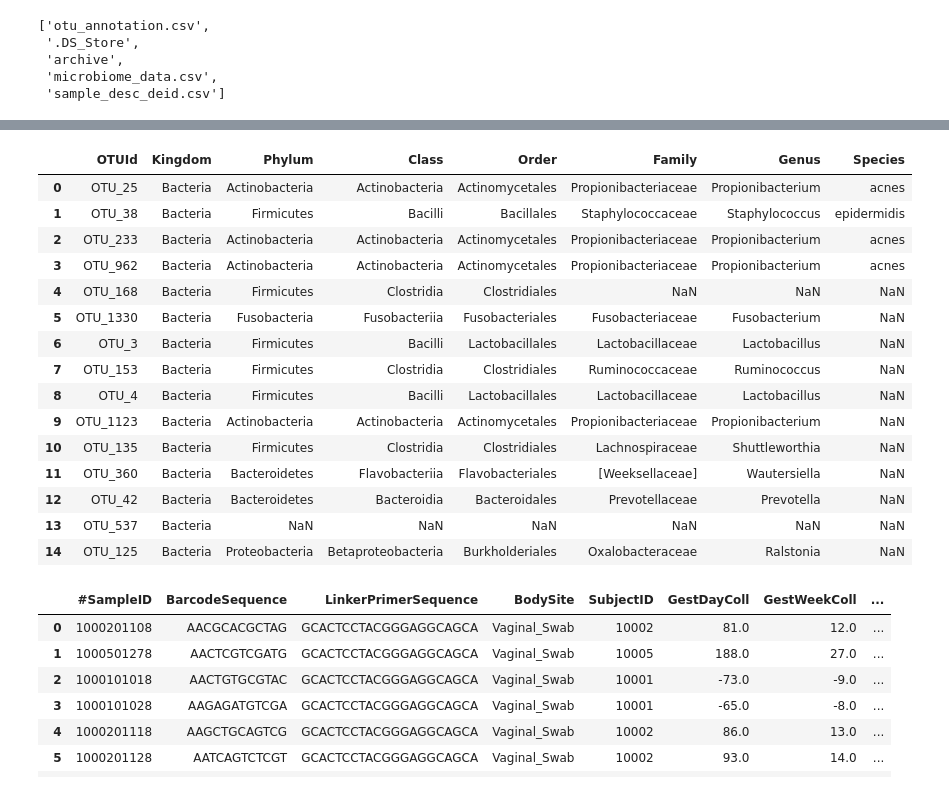
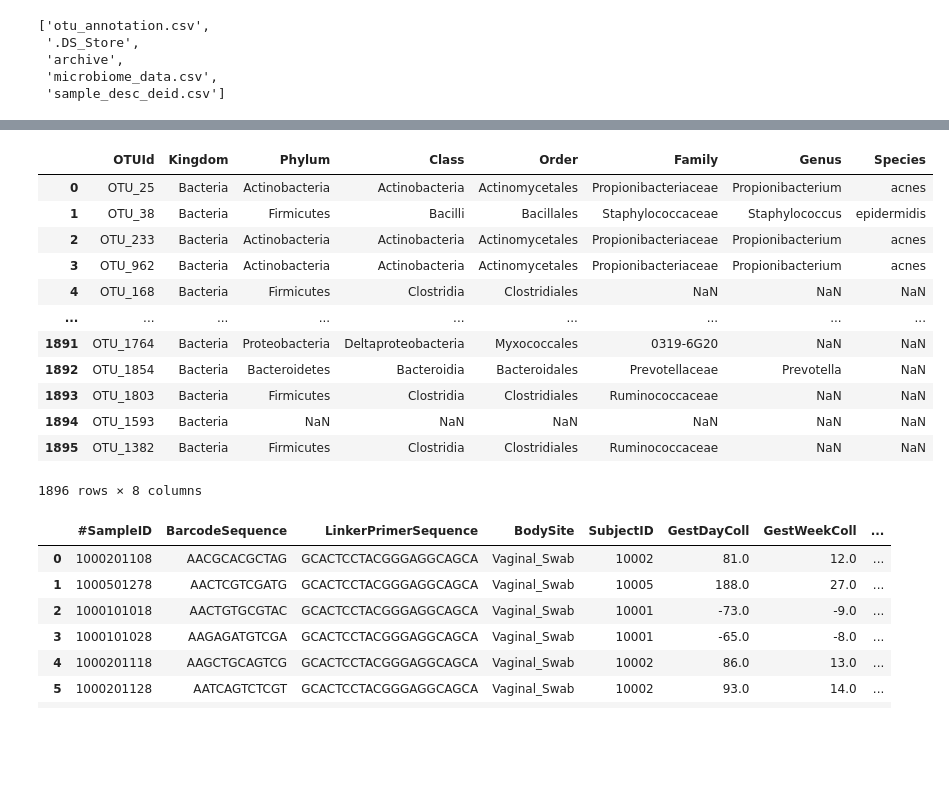
Before and after one commit to annabelng/microbiome, a Jupyter notebook: Preprocessing.ipynb, the cells around one changed output, grey strips where cells are left out. Saved outputs shown, nothing was run; the diff lists cells and outputs as text; code cells hidden in the pictures; blank space fills up the shorter version.

```diff
--- a/Preprocessing.ipynb
+++ b/Preprocessing.ipynb
@@ -54,22 +50,19 @@ data.head(n=15)
 # %%
-OTU_annotations.head(n=15)
+OTU_annotations
 # %% [output]
 |  | OTUId | Kingdom | Phylum | Class | Order | Family | Genus | Species |
 | 0 | OTU_25 | Bacteria | Actinobacteria | Actinobacteria | Actinomycetales | Propionibacteriaceae | Propionibacterium | acnes |
 | 1 | OTU_38 | Bacteria | Firmicutes | Bacilli | Bacillales | Staphylococcaceae | Staphylococcus | epidermidis |
 | 2 | OTU_233 | Bacteria | Actinobacteria | Actinobacteria | Actinomycetales | Propionibacteriaceae | Propionibacterium | acnes |
 | 3 | OTU_962 | Bacteria | Actinobacteria | Actinobacteria | Actinomycetales | Propionibacteriaceae | Propionibacterium | acnes |
 | 4 | OTU_168 | Bacteria | Firmicutes | Clostridia | Clostridiales | NaN | NaN | NaN |
-| 5 | OTU_1330 | Bacteria | Fusobacteria | Fusobacteriia | Fusobacteriales | Fusobacteriaceae | Fusobacterium | NaN |
-| 6 | OTU_3 | Bacteria | Firmicutes | Bacilli | Lactobacillales | Lactobacillaceae | Lactobacillus | NaN |
-| 7 | OTU_153 | Bacteria | Firmicutes | Clostridia | Clostridiales | Ruminococcaceae | Ruminococcus | NaN |
-| 8 | OTU_4 | Bacteria | Firmicutes | Bacilli | Lactobacillales | Lactobacillaceae | Lactobacillus | NaN |
-| 9 | OTU_1123 | Bacteria | Actinobacteria | Actinobacteria | Actinomycetales | Propionibacteriaceae | Propionibacterium | NaN |
-| 10 | OTU_135 | Bacteria | Firmicutes | Clostridia | Clostridiales | Lachnospiraceae | Shuttleworthia | NaN |
-| 11 | OTU_360 | Bacteria | Bacteroidetes | Flavobacteriia | Flavobacteriales | [Weeksellaceae] | Wautersiella | NaN |
-| 12 | OTU_42 | Bacteria | Bacteroidetes | Bacteroidia | Bacteroidales | Prevotellaceae | Prevotella | NaN |
-| 13 | OTU_537 | Bacteria | NaN | NaN | NaN | NaN | NaN | NaN |
-| 14 | OTU_125 | Bacteria | Proteobacteria | Betaproteobacteria | Burkholderiales | Oxalobacteraceae | Ralstonia | NaN |
+| ... | ... | ... | ... | ... | ... | ... | ... | ... |
+| 1891 | OTU_1764 | Bacteria | Proteobacteria | Deltaproteobacteria | Myxococcales | 0319-6G20 | NaN | NaN |
+| 1892 | OTU_1854 | Bacteria | Bacteroidetes | Bacteroidia | Bacteroidales | Prevotellaceae | Prevotella | NaN |
+| 1893 | OTU_1803 | Bacteria | Firmicutes | Clostridia | Clostridiales | Ruminococcaceae | NaN | NaN |
+| 1894 | OTU_1593 | Bacteria | NaN | NaN | NaN | NaN | NaN | NaN |
+| 1895 | OTU_1382 | Bacteria | Firmicutes | Clostridia | Clostridiales | Ruminococcaceae | NaN | NaN |
+1896 rows × 8 columns
 # %%
 sample_desc.head(n=20)
 # %% [output]
```
Also changed, not shown: parts of 21 cells of this notebook.
